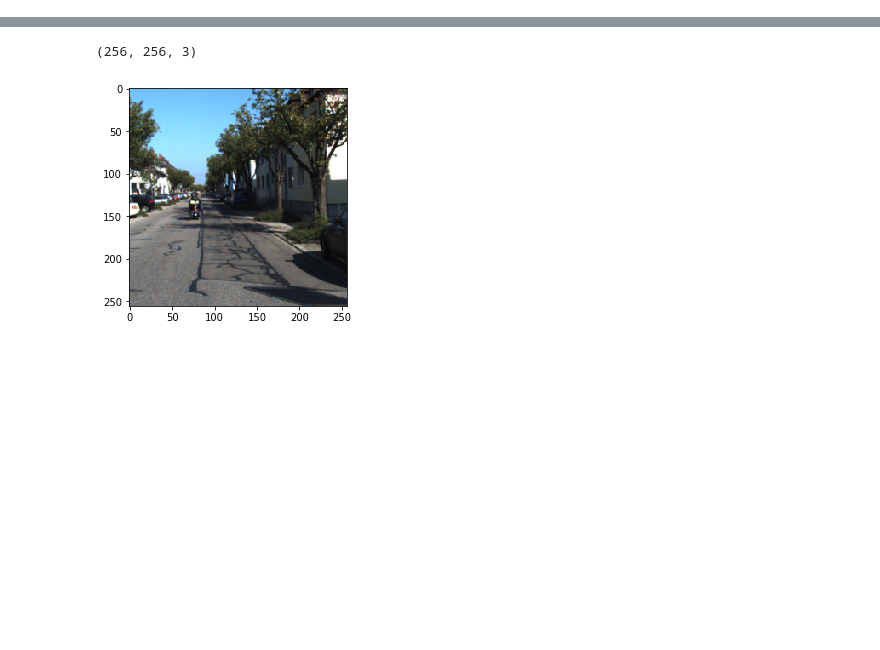
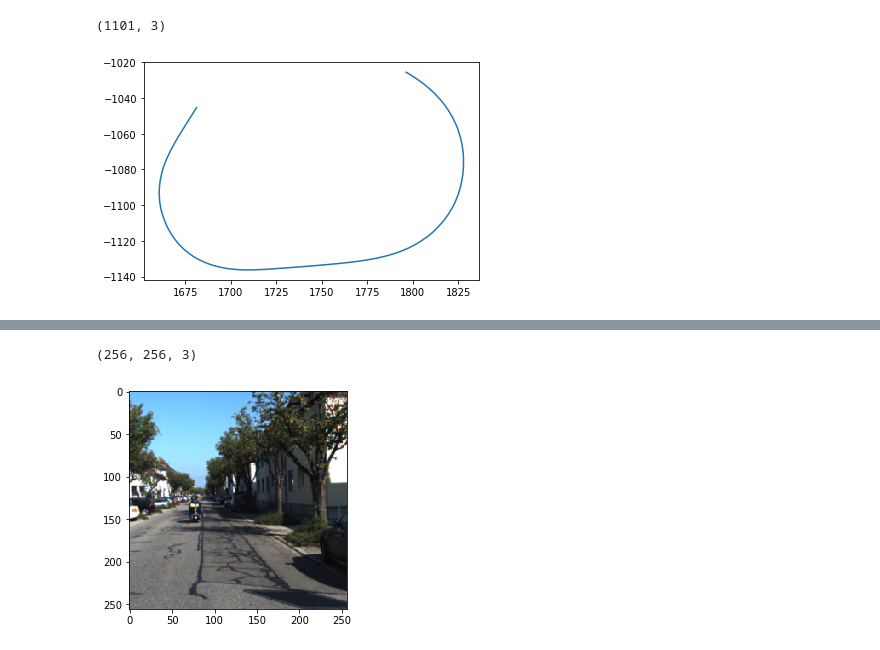
Before and after one commit to ksu-mechatronics-research/deep-visual-odometry, a Jupyter notebook: python/snippets/test.ipynb, the cells around one changed output, grey strips where cells are left out. Saved outputs shown, nothing was run; the diff lists cells and outputs as text; code cells hidden in the pictures; blank space fills up the shorter version.

```diff
--- a/python/snippets/test.ipynb
+++ b/python/snippets/test.ipynb
@@ -15,0 +70,7 @@ directory = "/home/sexy/Documents/dataset/sequences/00/image_2/000001.png"
+# %%
+print(Y.shape)
+plt.plot(Y[-220:,0], Y[-220:,2])
+plt.show()
+# %% [output]
+(1101, 3)
+[figure, added]
```
Also changed, not shown: parts of 14 cells of this notebook, 8 other files.
